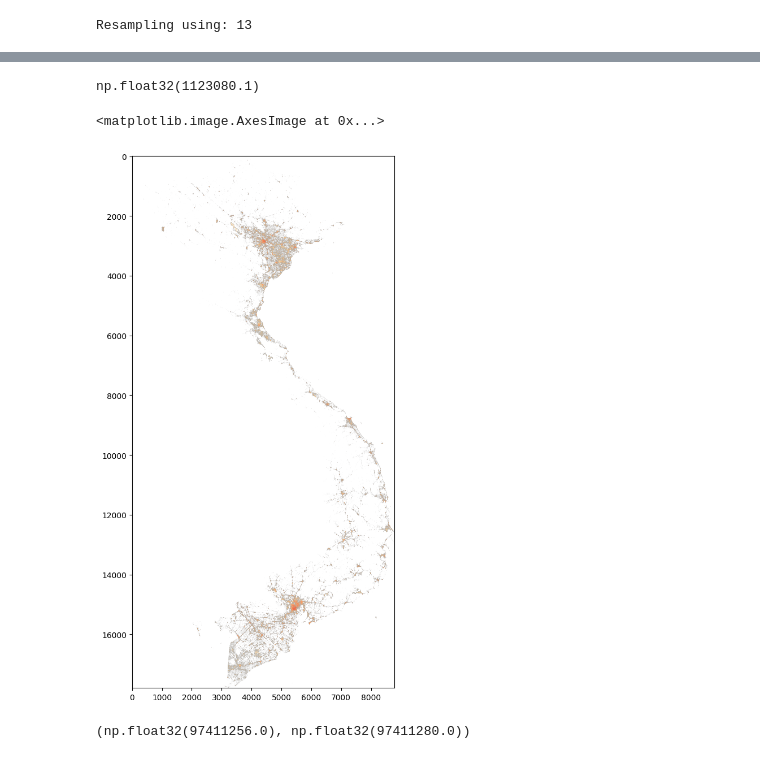
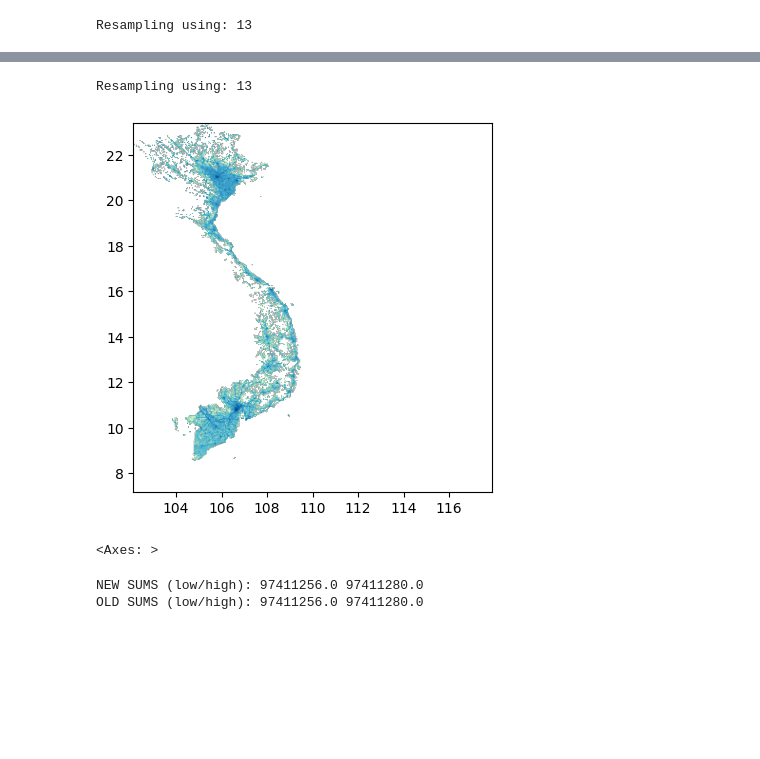
Before and after one commit to kraemer-lab/geoglue, a Jupyter notebook: agg.ipynb, the cells around one changed output, grey strips where cells are left out. Drawn from its saved outputs; the diff is of its cells as text; code cells hidden in the pictures; blank space fills up the shorter version.

```diff
--- a/agg.ipynb
+++ b/agg.ipynb
@@ -209,13 +104,13 @@ array([[0., 0., 0., ..., 0., 0., 0.],
-# %%
-population_masked_low.max()
-# %% [output]
-np.float32(1123080.1)
-# %%
-plt.imshow(population_masked_high, cmap='OrRd', norm='log')
-# %% [output]
-<matplotlib.image.AxesImage at 0x...>
-[figure, removed]
-# %%
-np.sum(population_masked_low), np.sum(population_masked_high)
-# %% [output]
-(np.float32(97411256.0), np.float32(97411280.0))
+# %%
+population_masked_low_m = population_masked_high_m.resample(aedes_masked_m, Resampling.sum)
+population_masked_low_m.plot(norm='log')
+# %% [output]
+Resampling using: 13
+[figure, added]
+<Axes: >
+# %%
+print("NEW SUMS (low/high):", population_masked_low_m.sum(), population_masked_high_m.sum())
+print("OLD SUMS (low/high):", np.sum(population_masked_low), np.sum(population_masked_high))
+# %% [output]
+NEW SUMS (low/high): 97411256.0 97411280.0
+OLD SUMS (low/high): 97411256.0 97411280.0
```
Also changed, not shown: parts of 10 cells of this notebook, 2 other files.
